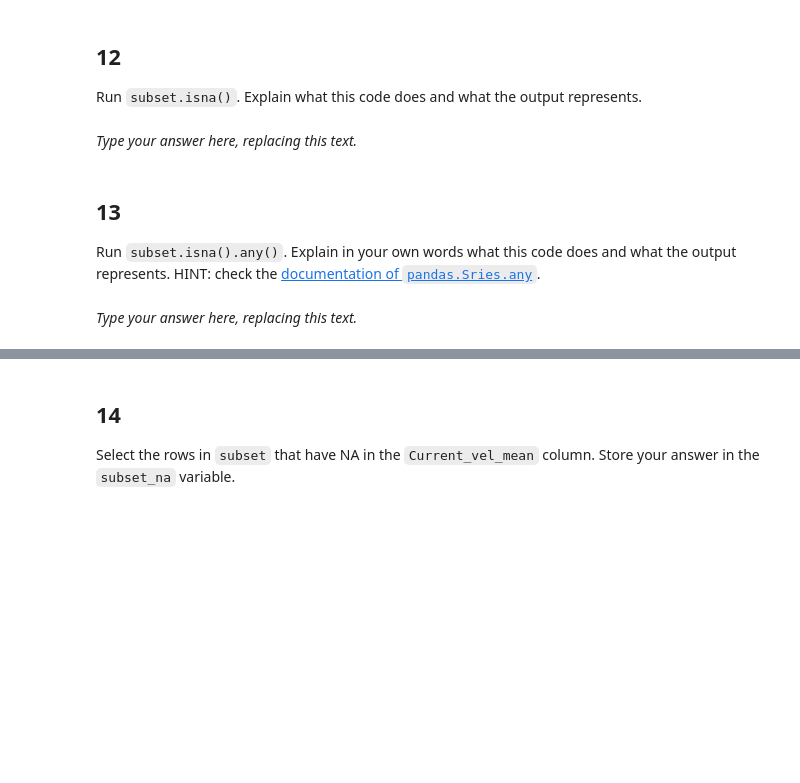
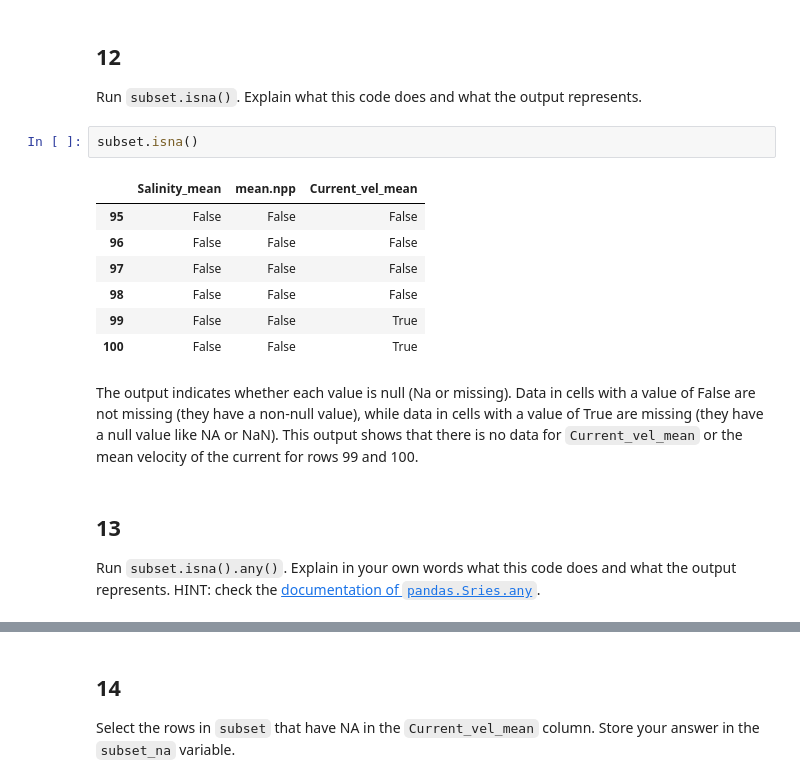
Before and after one commit to gingersknapp/eds220-hwk1, a Jupyter notebook: task2/hwk1-task2-corals.ipynb, the cells around one changed output, grey strips where cells are left out. Saved outputs shown, nothing was run; the diff lists cells and outputs as text; blank space fills up the shorter version.

Commit message:
identify null values

```diff
--- a/task2/hwk1-task2-corals.ipynb
+++ b/task2/hwk1-task2-corals.ipynb
@@ -305,8 +305,18 @@ q11 results: All test cases passed!
 ## 12
 
 Run `subset.isna()`. Explain what this code does and what the output represents.
-# %% [markdown]
-_Type your answer here, replacing this text._
+# %%
+subset.isna()
+# %% [output]
+|  | Salinity_mean | mean.npp | Current_vel_mean |
+| 95 | False | False | False |
+| 96 | False | False | False |
+| 97 | False | False | False |
+| 98 | False | False | False |
+| 99 | False | False | True |
+| 100 | False | False | True |
+# %% [markdown]
+The output indicates whether each value is null (Na or missing).  Data in cells with a value of False are not missing (they have a non-null value), while data in cells with a value of True are missing (they have a null value like NA or NaN).  This output shows that there is no data for `Current_vel_mean` or the mean velocity of the current for rows 99 and 100.
 # %% [markdown]
 <!-- END QUESTION -->
 
@@ -314,5 +324,3 @@ _Type your answer here, replacing this text._
 
 ## 13
 Run `subset.isna().any()`. Explain in your own words what this code does and what the output represents. HINT: check the [documentation of `pandas.Sries.any`](https://pandas.pydata.org/docs/reference/api/pandas.Series.any.html).
-# %% [markdown]
-_Type your answer here, replacing this text._
```
Also changed, not shown: parts of 6 cells of this notebook.
